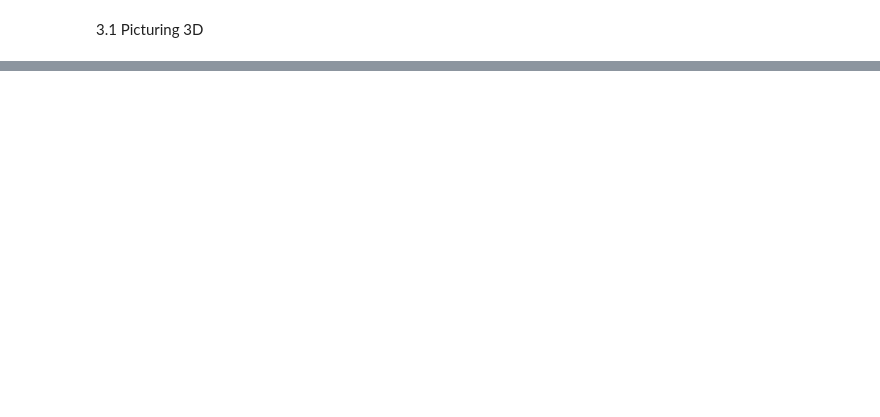
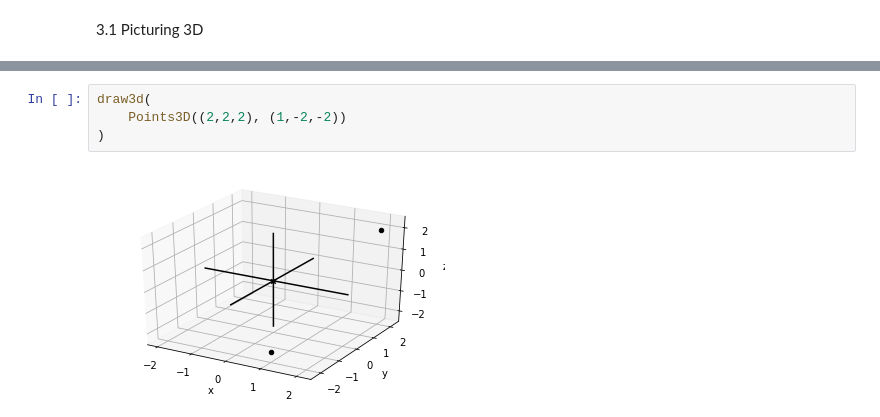
Before and after one commit to aliakhtar/maths4programmers-python, a Jupyter notebook: ch3/01_3.1.ipynb, the cells around one changed output, grey strips where cells are left out. Drawn from its saved outputs; the diff is of its cells as text; blank space fills up the shorter version.

```diff
--- a/ch3/01_3.1.ipynb
+++ b/ch3/01_3.1.ipynb
@@ -10,0 +18,6 @@ draw3d()
+# %%
+draw3d(
+    Points3D((2,2,2), (1,-2,-2))
+)
+# %% [output]
+[figure, added]
```
Also changed, not shown: parts of 5 cells of this notebook, 3 other files.
